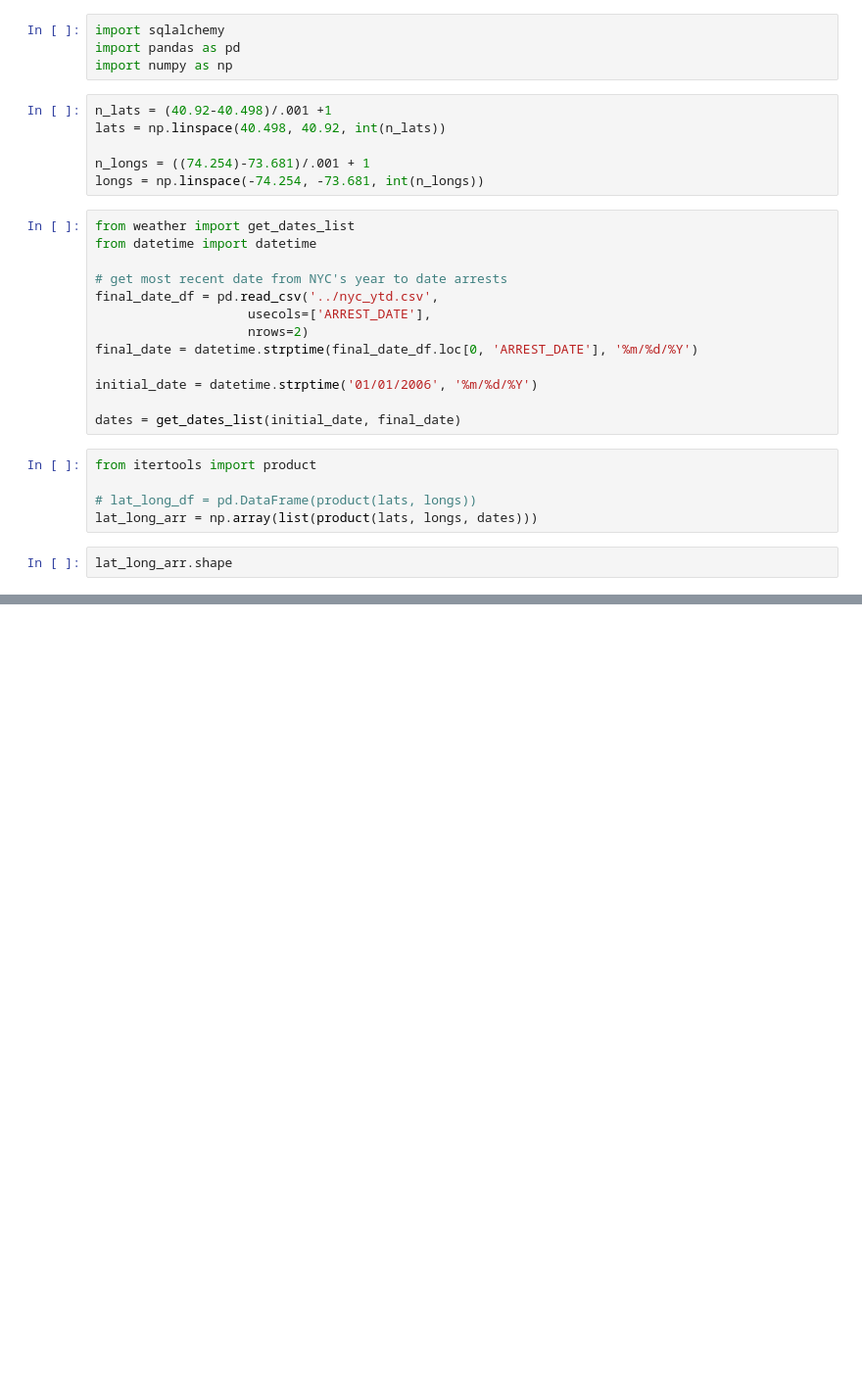
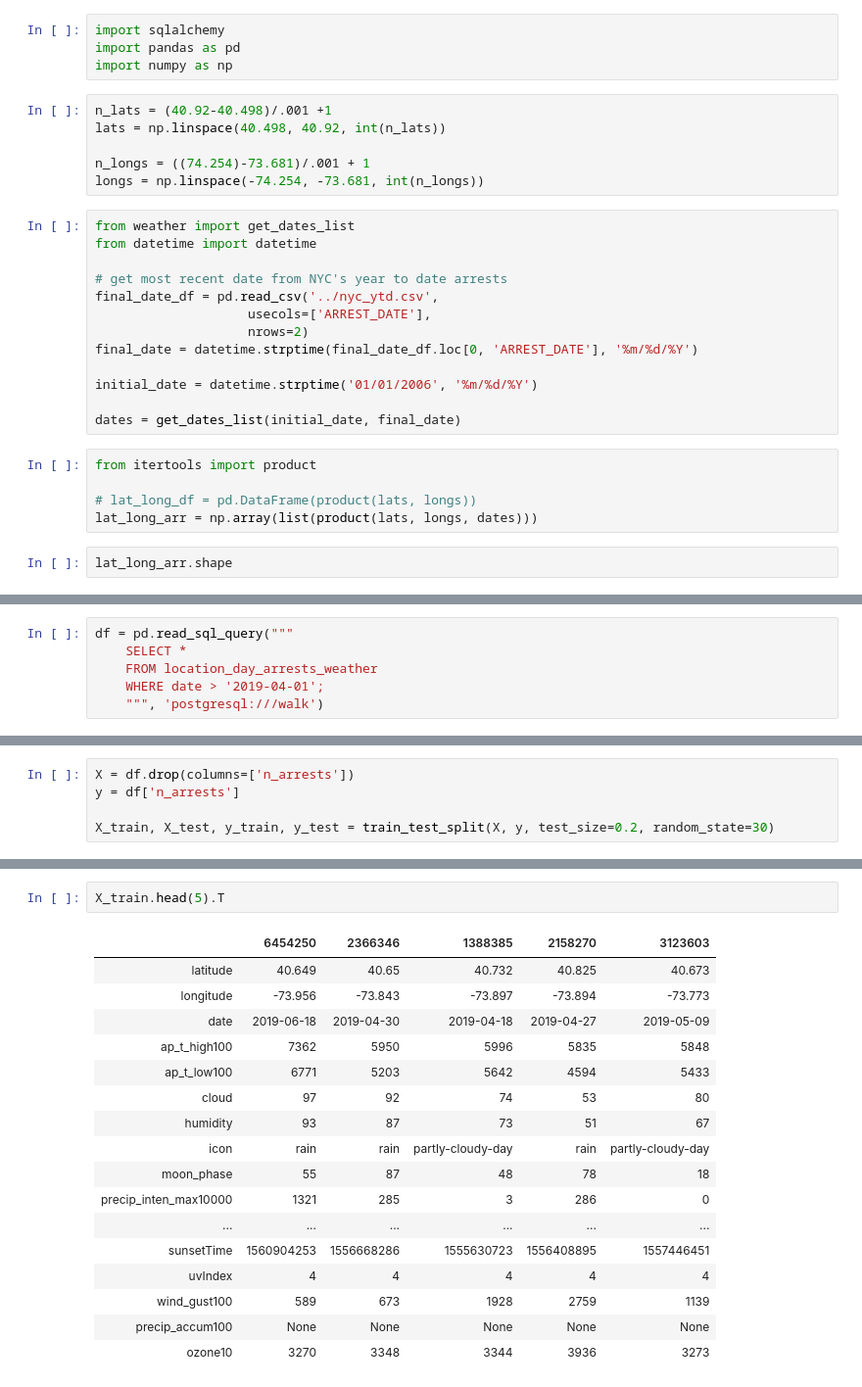
Before and after one commit to allisonhonold/walk_risk_engine, a Jupyter notebook: mvp.ipynb, the cells around one changed output, grey strips where cells are left out. Shown at 98% size. Cells and saved outputs as stored; diff of their text form; blank space fills up the shorter version.

```diff
--- a/mvp.ipynb
+++ b/mvp.ipynb
@@ -30,0 +36,6 @@ lat_long_arr.shape
+# %%
+df = pd.read_sql_query("""
+    SELECT *
+    FROM location_day_arrests_weather
+    WHERE date > '2019-04-01';
+    """, 'postgresql:///walk')
@@ -30,0 +49,5 @@ lat_long_arr.shape
+# %%
+X = df.drop(columns=['n_arrests'])
+y = df['n_arrests']
+
+X_train, X_test, y_train, y_test = train_test_split(X, y, test_size=0.2, random_state=30)
@@ -30,0 +132,20 @@ lat_long_arr.shape
+# %%
+X_train.head(5).T
+# %% [output]
+|  | 6454250 | 2366346 | 1388385 | 2158270 | 3123603 |
+| latitude | 40.649 | 40.65 | 40.732 | 40.825 | 40.673 |
+| longitude | -73.956 | -73.843 | -73.897 | -73.894 | -73.773 |
+| date | 2019-06-18 | 2019-04-30 | 2019-04-18 | 2019-04-27 | 2019-05-09 |
+| ap_t_high100 | 7362 | 5950 | 5996 | 5835 | 5848 |
+| ap_t_low100 | 6771 | 5203 | 5642 | 4594 | 5433 |
+| cloud | 97 | 92 | 74 | 53 | 80 |
+| humidity | 93 | 87 | 73 | 51 | 67 |
+| icon | rain | rain | partly-cloudy-day | rain | partly-cloudy-day |
+| moon_phase | 55 | 87 | 48 | 78 | 18 |
+| precip_inten_max10000 | 1321 | 285 | 3 | 286 | 0 |
+| ... | ... | ... | ... | ... | ... |
+| sunsetTime | 1560904253 | 1556668286 | 1555630723 | 1556408895 | 1557446451 |
+| uvIndex | 4 | 4 | 4 | 4 | 4 |
+| wind_gust100 | 589 | 673 | 1928 | 2759 | 1139 |
+| precip_accum100 | None | None | None | None | None |
+| ozone10 | 3270 | 3348 | 3344 | 3936 | 3273 |
```
Also changed, not shown: parts of 17 cells of this notebook.
